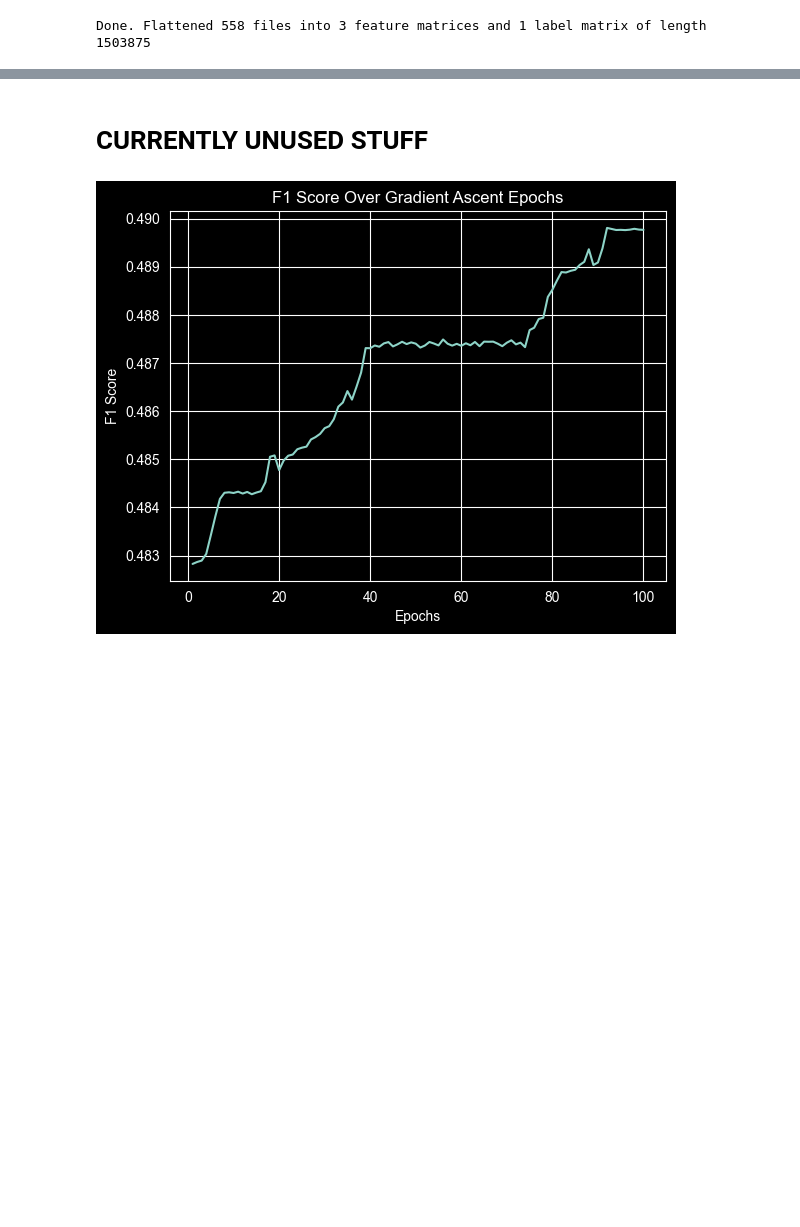
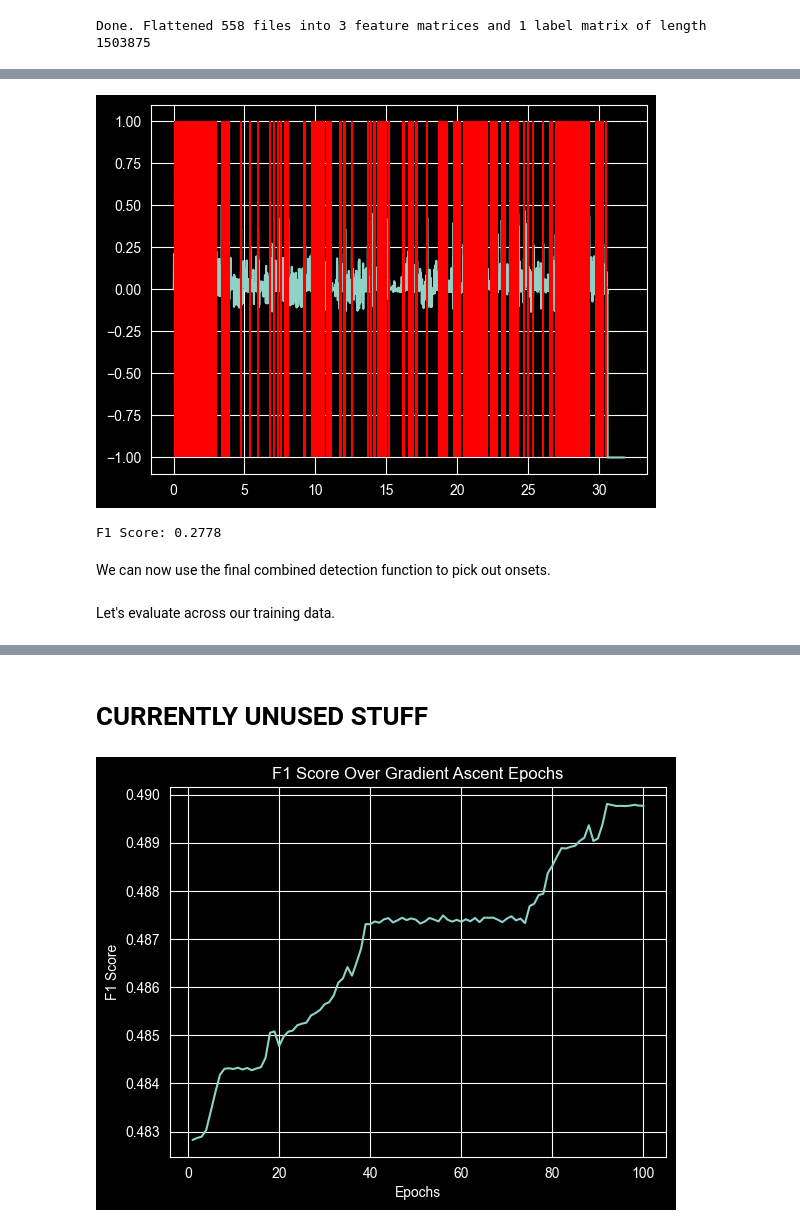
Before and after one commit to calebspainn/Project2, a Jupyter notebook: index.ipynb, the cells around one changed output, grey strips where cells are left out. Cells and saved outputs as stored; diff of their text form; code cells hidden in the pictures; blank space fills up the shorter version.

```diff
--- a/index.ipynb
+++ b/index.ipynb
@@ -949,3 +993,24 @@ ax[2].plot(t, df_others)
+# %%
+peaks, _ = signal.find_peaks(df_others, height=0.2)
+peak_times = t[peaks]
+
+plt.plot(t, df_others)
+plt.vlines(peak_times, -1, 1, color='r')
+# %% [output]
+[figure, added]
+# %%
+gtb = get_ground_truth_beats(test_data[0])
+
+p, r, f1 = metrics(peak_times, gtb)
+
+print('Metrics:', flush=True)
+print(f'Precision: {p:.2%}', flush=True)
+print(f'Recall: {r:.2%}', flush=True)
+print(f'F1 Score: {f1:.4f}', flush=True)
+# %% [output]
+F1 Score: 0.2778
+# %% [markdown]
+We can now use the final combined detection function to pick out onsets.
 # %%
 def extract_beats(file, weights):
     t, mfcc, lpcc, others = extract_features(file)
@@ -959,6 +1024,8 @@ def extract_beats(file, weights):
     peak_times = t[peaks]
 
     return peak_times
+# %% [markdown]
+Let's evaluate across our training data.
 # %%
 avg_p = avg_r = avg_f1 = 0
 weights = np.array([0, 0, 2])
```
Also changed, not shown: parts of 39 cells of this notebook.
